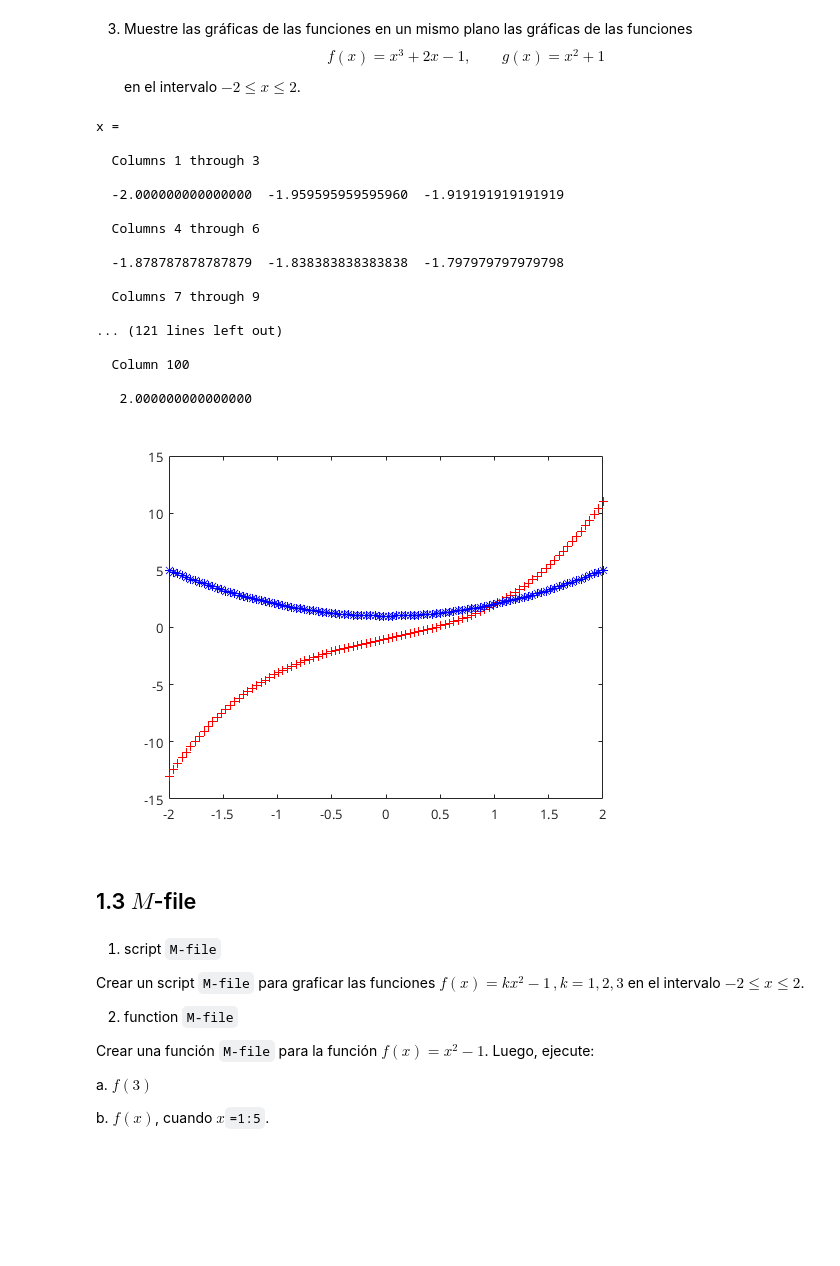
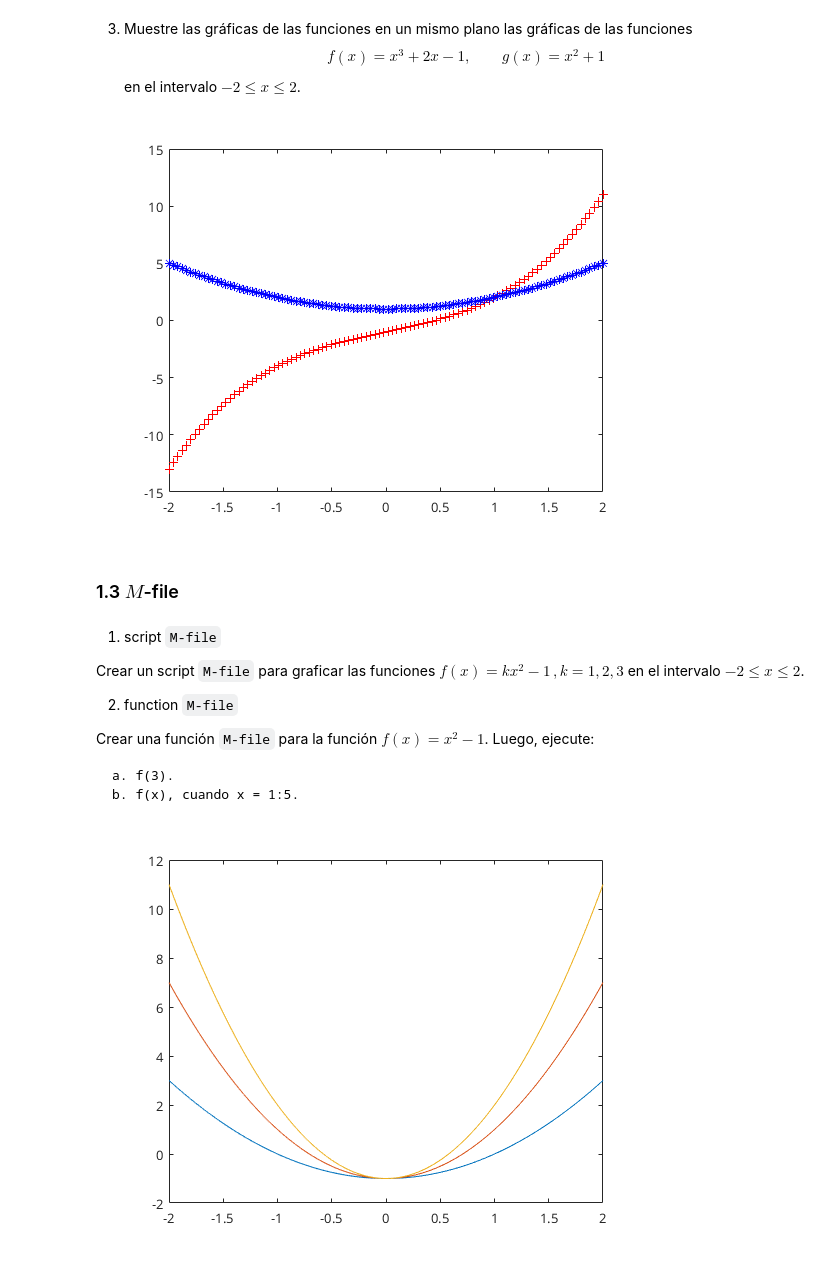
Before and after one commit to carlosal1015/Finite-element-method-FEM, a Jupyter notebook: 2018/Notebooks/Introduction_to_MATLAB.ipynb, the cells around one changed output. Drawn from its saved outputs; the diff is of its cells as text; code cells hidden in the pictures; blank space fills up the shorter version.

```diff
--- a/2018/Notebooks/Introduction_to_MATLAB.ipynb
+++ b/2018/Notebooks/Introduction_to_MATLAB.ipynb
@@ -351,34 +359,16 @@ y =
 # %% [markdown]
 3. Muestre las gráficas de las funciones en un mismo plano las gráficas de las funciones $$ f(x)=x^3+2x-1,\qquad g(x)=x^2+1$$ en el intervalo $-2\le x\le 2$.
 # %%
-x = linspace(-2,2)
-y1 = x.^3 + 2*x -1;
-y2 = x.^2 + 1;
-plot(x,y1,'r+');
+% Pregunta 3
+x_3 = linspace(-2, 2); f = x_3 .^ 3 + 2*x_3 - 1; g = x_3 .^ 2 + 1;
+plot(x_3, f, 'r+');
 hold on
-plot(x,y2,'b*')
+plot(x_3, g, 'b*');
 hold off
 # %% [output]
-x =
-
-  Columns 1 through 3
-
-  -2.000000000000000  -1.959595959595960  -1.919191919191919
-
-  Columns 4 through 6
-
-  -1.878787878787879  -1.838383838383838  -1.797979797979798
-
-  Columns 7 through 9
-
-... (121 lines left out)
-
-  Column 100
-
-   2.000000000000000
 [figure]
 # %% [markdown]
-## 1.3 $M$-file
+### 1.3 $M$-file
 # %% [markdown]
 1. script `M-file`
 
@@ -386,8 +376,18 @@ Crear un script `M-file` para graficar las funciones $f(x)=kx^2-1\,,k=1,2,3$ en
 
 2. function `M-file`
 
-Crear una función `M-file` para la función $f(x)=x^2-1$. Luego, ejecute:
+Crear una función `M-file` para la función $f(x) = x^2 - 1$. Luego, ejecute:
 
-a. $f(3)$
-
-b. $f(x)$, cuando $x$`=1:5`.
+    a. f(3).
+    b. f(x), cuando x = 1:5.
+# %%
+% Programa script.m
+% Parte a
+x_13 = linspace(-2, 2);
+for k = 1:3
+    plot(x_13, k * (x_13 .^ 2) - 1);
+    hold on
+end
+hold off
+# %% [output]
+[figure, added]
```
Also changed, not shown: parts of 28 cells of this notebook, 21 other files.
